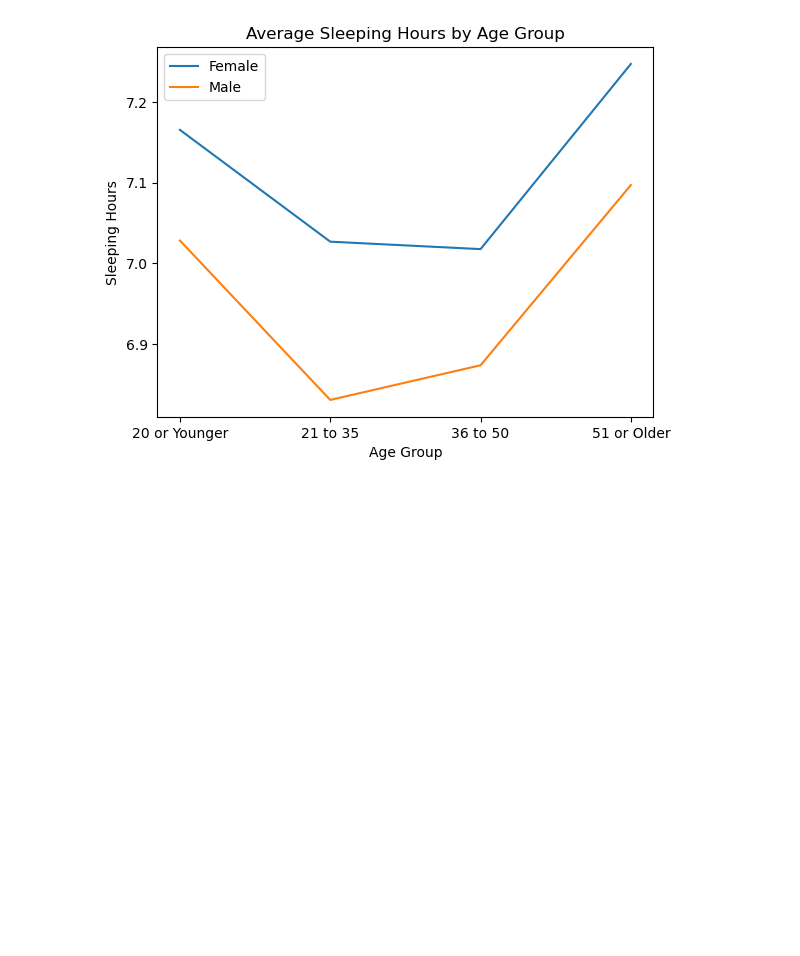
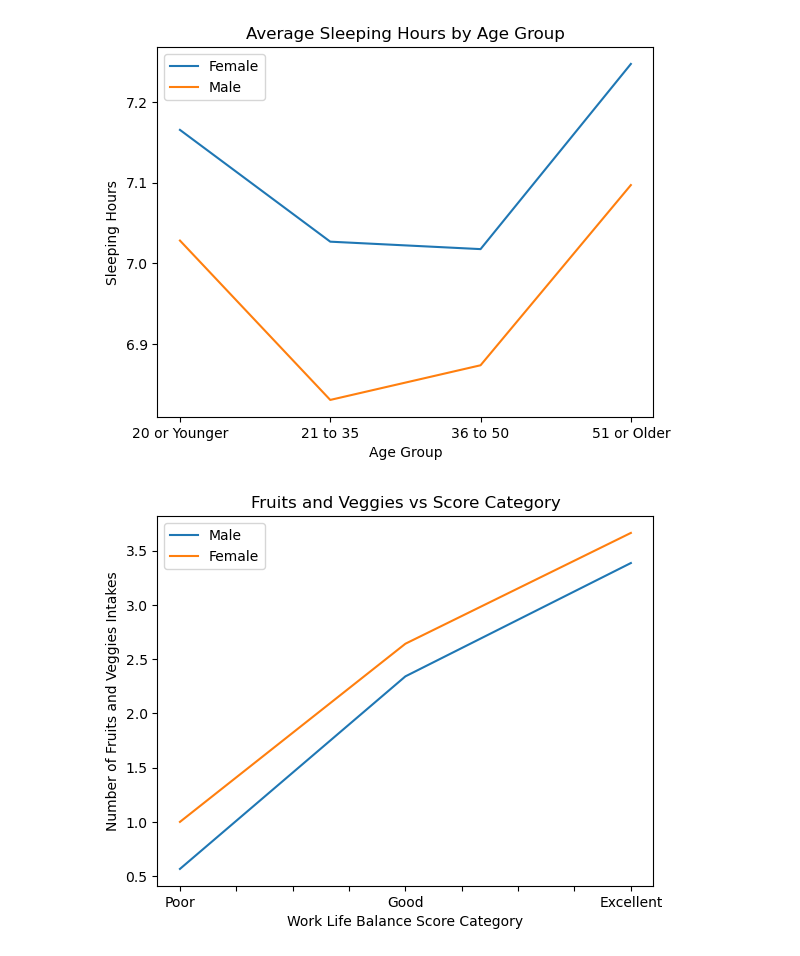
Before and after one commit to jenna-mk/Project_1, a Jupyter notebook: project_1_daniel.ipynb, the cells around one changed output. Drawn from its saved outputs; the diff is of its cells as text; code cells hidden in the pictures; blank space fills up the shorter version.

```diff
--- a/project_1_daniel.ipynb
+++ b/project_1_daniel.ipynb
@@ -221,3 +229,24 @@ plt.savefig("data/Sleeping Hours vs Work Life Balance Score(Age).png")
 plt.show()
 # %% [output]
 [figure]
+# %%
+# Plot number of awards versus score category
+male_awards_bins =networking_male_df.groupby('Work Life Summary')['FRUITS_VEGGIES'].mean()
+female_awards_bins = networking_female_df.groupby('Work Life Summary')['FRUITS_VEGGIES'].mean()
+
+# Plot the data
+male_awards_bins.plot(label='Male')
+female_awards_bins.plot(label='Female')
+
+# Create x and y labels and title
+plt.xlabel('Work Life Balance Score Category')
+plt.ylabel('Number of Fruits and Veggies Intakes')
+plt.title('Fruits and Veggies vs Score Category')
+plt.legend(loc='best')
+
+# Save the figure
+plt.savefig("data/Fruits and Veggies vs Work Life Balance Score Category.png")
+
+plt.show()
+# %% [output]
+[figure, added]
```
Also changed, not shown: parts of 3 cells of this notebook, 7 other files.
